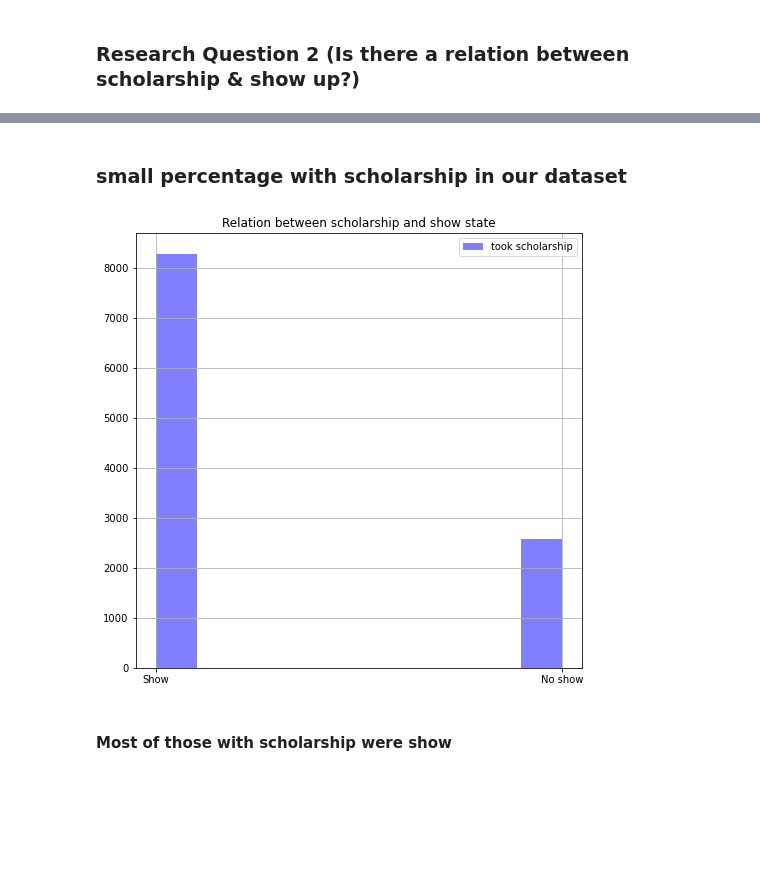
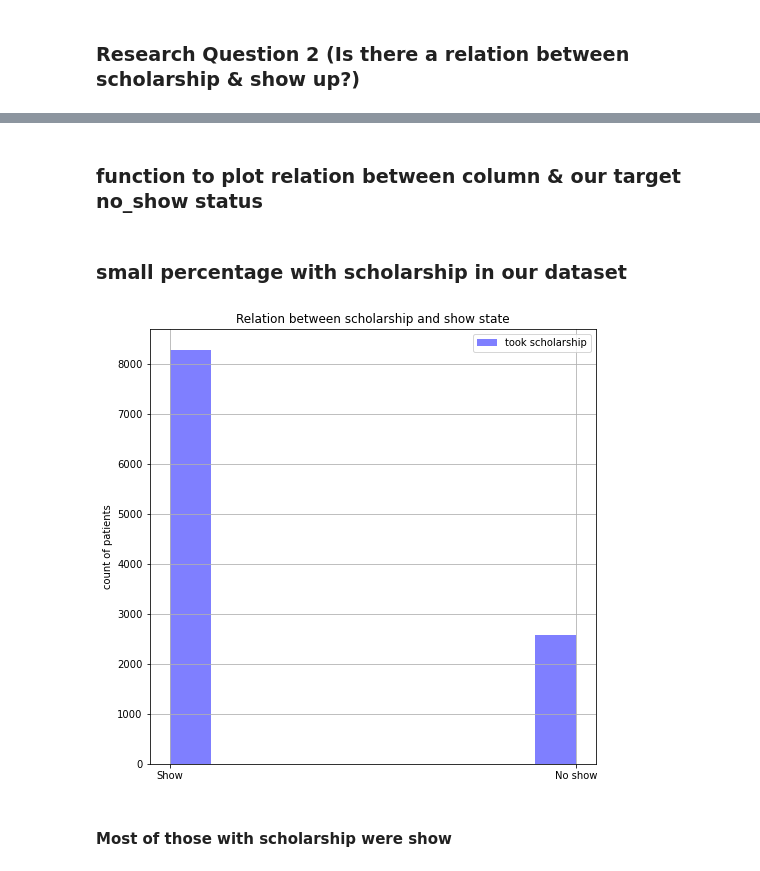
Before and after one commit to AhmedEltaba5/Investigat_Dataset_FWD_Udacity, a Jupyter notebook: Investigate-a-Dataset.ipynb, the cells around one changed output, grey strips where cells are left out. Drawn from its saved outputs; the diff is of its cells as text; code cells hidden in the pictures; blank space fills up the shorter version.

Commit message:
functions built to plot

```diff
--- a/Investigate-a-Dataset.ipynb
+++ b/Investigate-a-Dataset.ipynb
@@ -318,2 +331,24 @@ Text(0.5, 1.0, 'Scholarship distribution in dataset')
+# %% [markdown]
+### function to plot relation between column & our target no_show status
+# %%
+def plot_relation(column, label):
+    """
+    function to plot relation between column and our target no_show as bar plot
+
+    parameters:
+    column (str): the column name to plot relation with
+    label (str): label name to put in chart legend
+
+    Returns:
+    the complete bar plot between column and the target no_show
+
+    """
+    plt.figure(figsize=(8,8))
+    df[df[column] == 1].no_show.hist(alpha=0.5, color='blue', label= label)
+    plt.legend()
+    plt.title('Relation between {} and show state'.format(column))
+    plt.ylabel('count of patients')
+    plt.xticks([0,1], ['Show', 'No show'])
+    plt.show()
 # %% [markdown]
 ### small percentage with scholarship in our dataset
@@ -322,14 +355,7 @@ took_scholarship = df['scholarship'] == 1
-# %%
-plt.figure(figsize=(8,8))
-df[took_scholarship].no_show.hist(alpha=0.5, color='blue', label='took scholarship')
-#df[~ took_scholarship].no_show.hist(alpha=0.5, color='red', label ='no_scholarship')
-plt.legend()
-plt.title('Relation between scholarship and show state')
-plt.ylabel('count of patients')
-plt.xticks([0,1], ['Show', 'No show'])
-plt.show()
-# %% [output]
-[figure, removed]
+# %%
+plot_relation('scholarship', 'took scholarship')
+# %% [output]
+[figure, added]
 # %% [markdown]
 #### Most of those with scholarship were show
 # %% [markdown]
```
Also changed, not shown: parts of 26 cells of this notebook.
